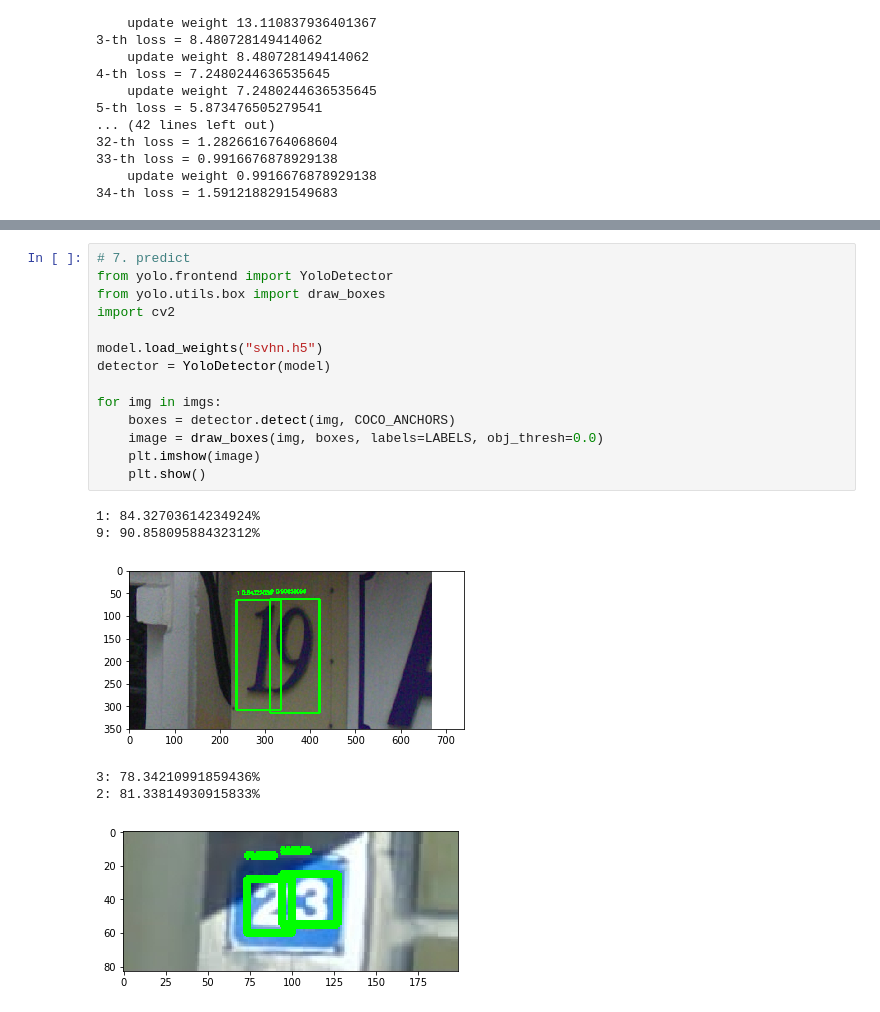
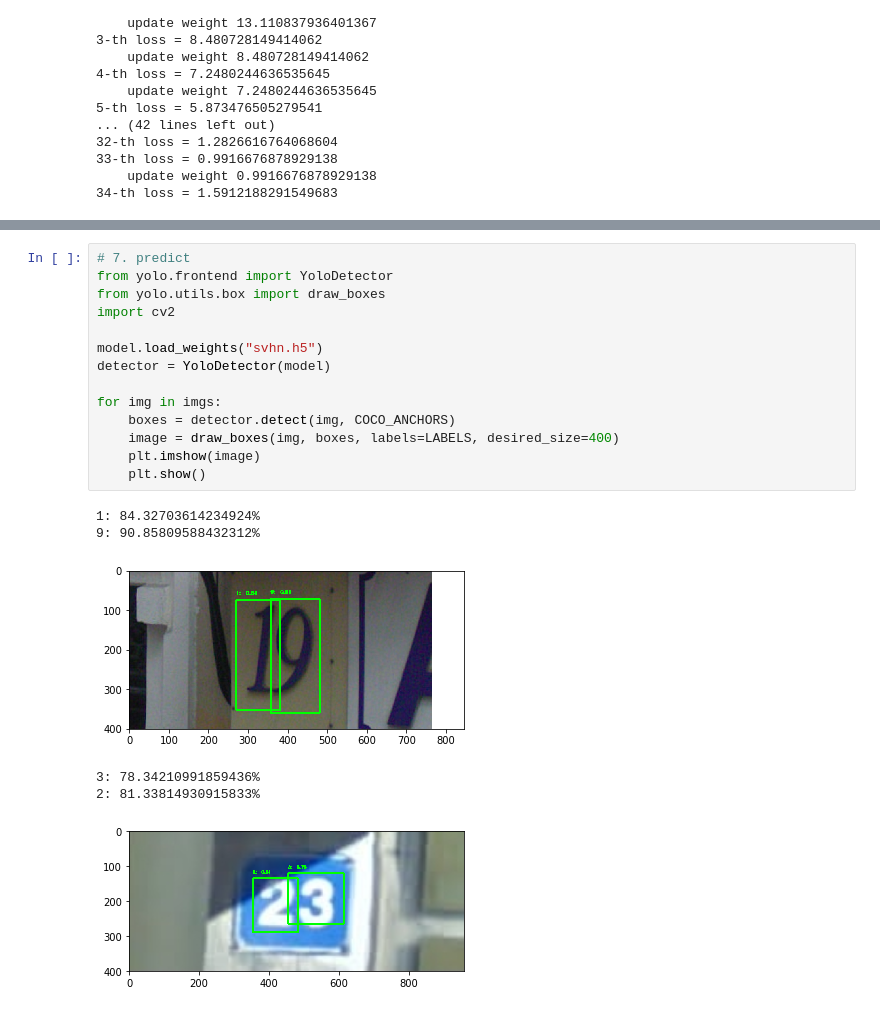
Before and after one commit to penny4860/tf2-eager-yolo3, a Jupyter notebook: examples/train_from_scratch.ipynb, the cells around one changed output, grey strips where cells are left out. Cells and saved outputs as stored; diff of their text form.

```diff
--- a/examples/train_from_scratch.ipynb
+++ b/examples/train_from_scratch.ipynb
@@ -80,21 +80,21 @@ for fname in img_files:
 # %%
 # 7. predict
 from yolo.frontend import YoloDetector
 from yolo.utils.box import draw_boxes
 import cv2
 
 model.load_weights("svhn.h5")
 detector = YoloDetector(model)
 
 for img in imgs:
     boxes = detector.detect(img, COCO_ANCHORS)
-    image = draw_boxes(img, boxes, labels=LABELS, obj_thresh=0.0)
+    image = draw_boxes(img, boxes, labels=LABELS, desired_size=400)
     plt.imshow(image)
     plt.show()
 # %% [output]
 1: 84.32703614234924%
 9: 90.85809588432312%
-[figure, old version]
+[figure, new version]
 3: 78.34210991859436%
 2: 81.33814930915833%
-[figure, old version]
+[figure, new version]
```
Also changed, not shown: parts of 1 cell of this notebook.
